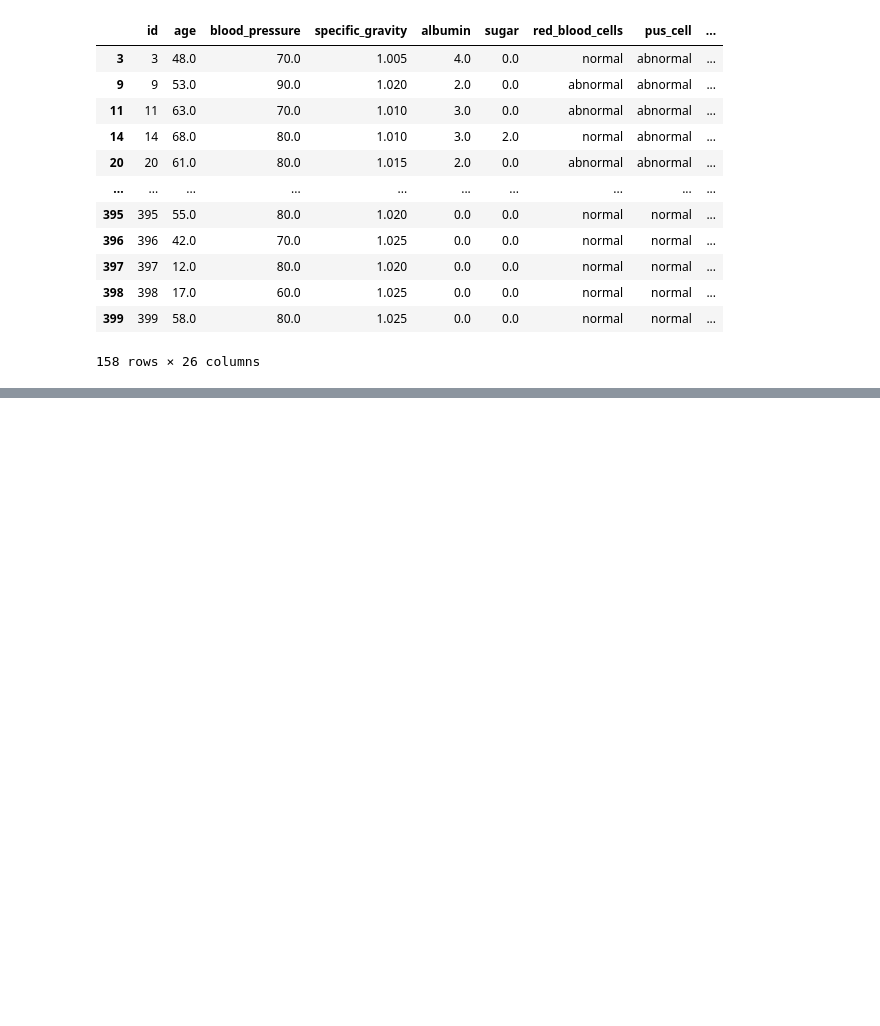
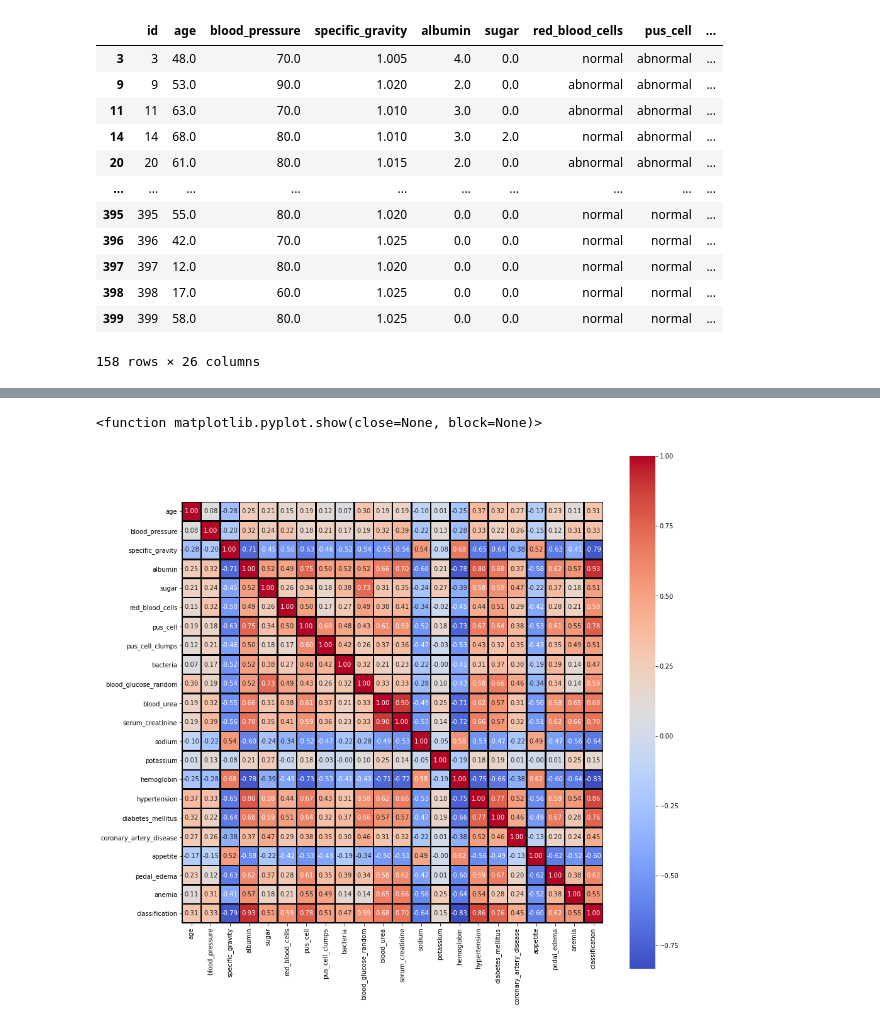
Before and after one commit to Cbeale2020/Machine-Learning-Project, a Jupyter notebook: ChronicKidneyDisease.ipynb, the cells around one changed output, grey strips where cells are left out. Saved outputs shown, nothing was run; the diff lists cells and outputs as text; code cells hidden in the pictures; blank space fills up the shorter version.

```diff
--- a/ChronicKidneyDisease.ipynb
+++ b/ChronicKidneyDisease.ipynb
@@ -256,0 +337,6 @@ Training
+# %%
+# create variable to hold new datframe
+machine_ready_values = nonulls.replace(zeros_ones)
+# %%
+#remove id column
+machine_ready_values.drop('id',axis=1,inplace=True)
@@ -256,0 +360,9 @@ Training
+# %%
+# Heat Map Correlation Matrix
+df_corr = machine_ready_values.corr()
+f,ax=plt.subplots(figsize=(15,15))
+sns.heatmap(df_corr, annot=True,fmt=".2f",ax=ax,linewidths=1.5,cmap='coolwarm',square=True, linecolor='black')
+plt.show
+# %% [output]
+<function matplotlib.pyplot.show(close=None, block=None)>
+[figure, added]
```
Also changed, not shown: parts of 43 cells of this notebook, 18 other files.
